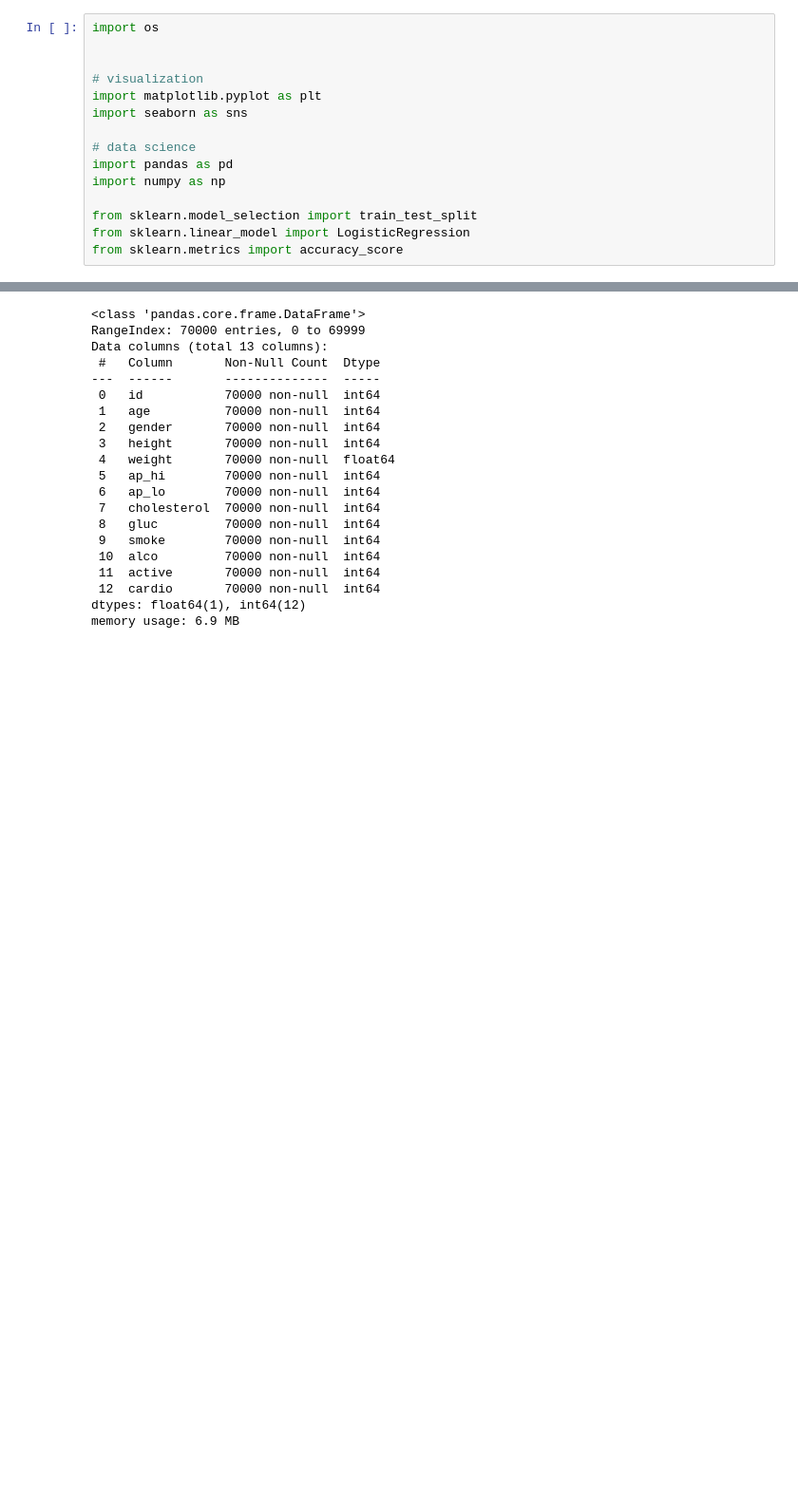
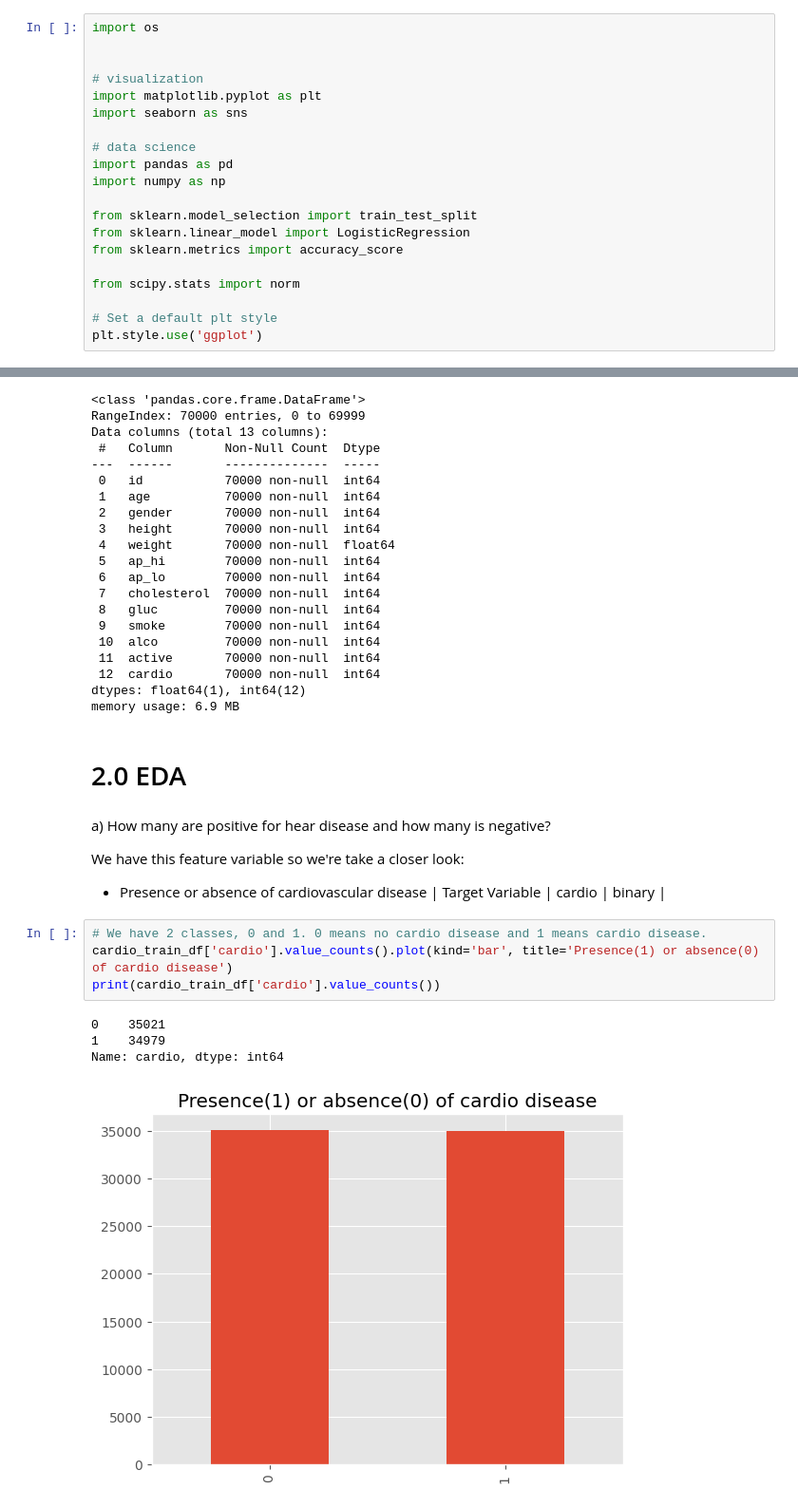
Before and after one commit to JoelOscarsson/Machine-Learning, a Jupyter notebook: Projects/Disease-Prediction.ipynb, the cells around one changed output, grey strips where cells are left out. Shown at 95% size. Cells and saved outputs as stored; diff of their text form; blank space fills up the shorter version.

Commit message:
Started importing

```diff
--- a/Projects/Disease-Prediction.ipynb
+++ b/Projects/Disease-Prediction.ipynb
@@ -50,6 +50,11 @@ import numpy as np
 from sklearn.model_selection import train_test_split
 from sklearn.linear_model import LogisticRegression
 from sklearn.metrics import accuracy_score
+
+from scipy.stats import norm
+
+# Set a default plt style
+plt.style.use('ggplot')
 # %%
 file = '/Users/joeloscarsson/Documents/www/Machine-Learning/Projects/data3/cardio_train.csv'
 # %%
@@ -85,3 +90,20 @@ Data columns (total 13 columns):
  12  cardio       70000 non-null  int64
 dtypes: float64(1), int64(12)
 memory usage: 6.9 MB
+# %% [markdown]
+# 2.0 EDA
+# %% [markdown]
+a) How many are positive for hear disease and how many is negative?
+
+We have this feature variable so we're take a closer look:
+
+* Presence or absence of cardiovascular disease | Target Variable | cardio | binary |
+# %%
+# We have 2 classes, 0 and 1. 0 means no cardio disease and 1 means cardio disease.
+cardio_train_df['cardio'].value_counts().plot(kind='bar', title='Presence(1) or absence(0) of cardio disease')
+print(cardio_train_df['cardio'].value_counts())
+# %% [output]
+0    35021
+1    34979
+Name: cardio, dtype: int64
+[figure, added]
```
Also changed, not shown: parts of 9 cells of this notebook.
